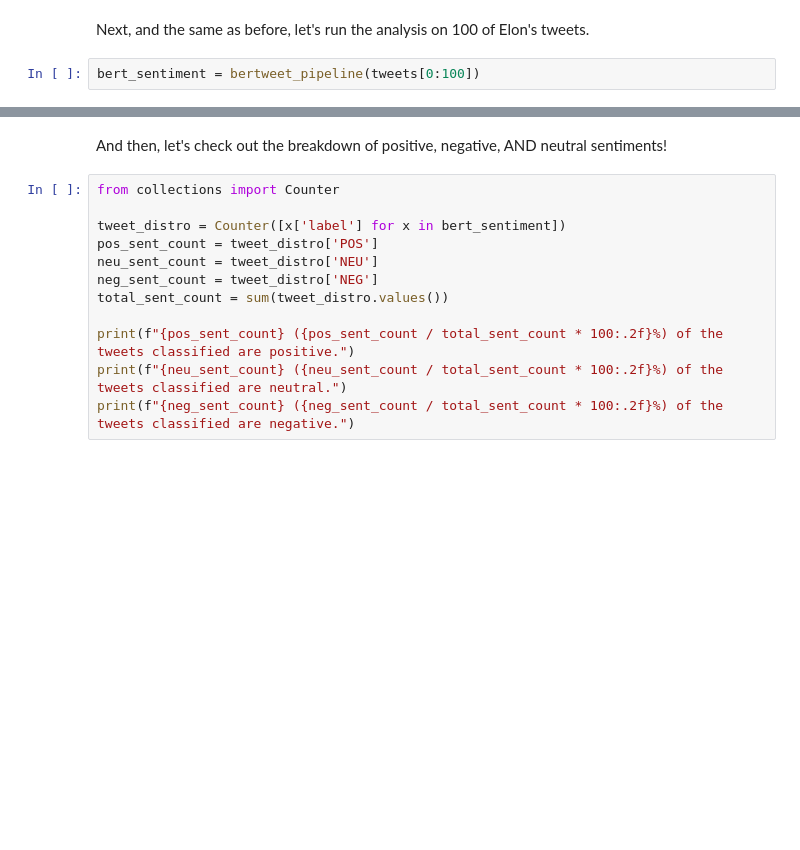
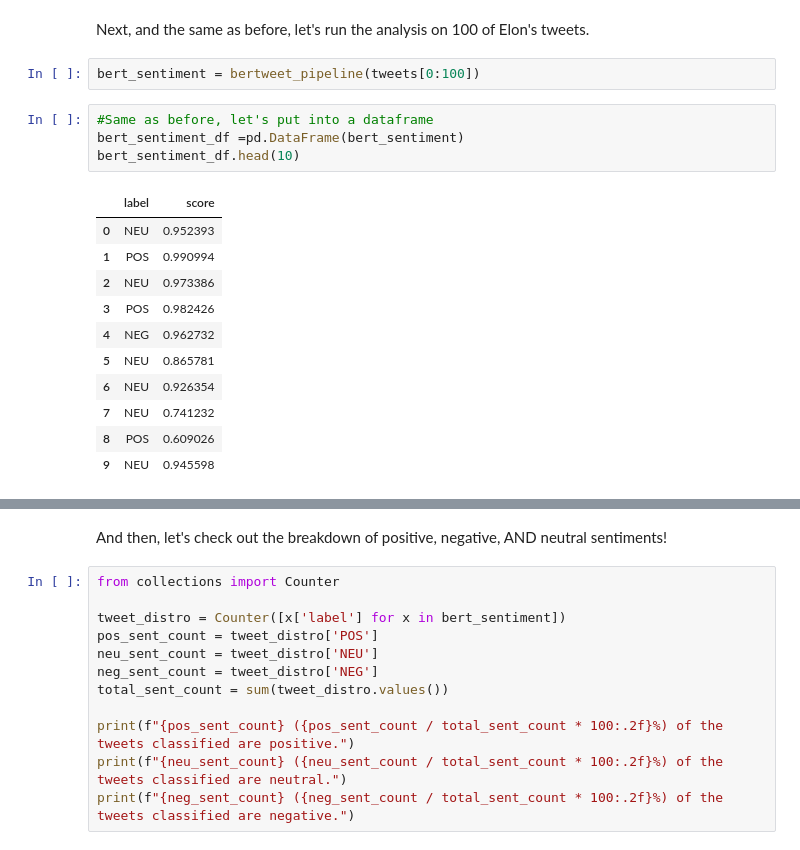
Before and after one commit to curtpond/MLE-10, a Jupyter notebook: assignments/week-02-twitter-sentiment-analysis/nb/analyze-sentiment-twitter.ipynb, the cells around one changed output, grey strips where cells are left out. Drawn from its saved outputs; the diff is of its cells as text; blank space fills up the shorter version.

```diff
--- a/assignments/week-02-twitter-sentiment-analysis/nb/analyze-sentiment-twitter.ipynb
+++ b/assignments/week-02-twitter-sentiment-analysis/nb/analyze-sentiment-twitter.ipynb
@@ -201,3 +201,19 @@ bertweet_pipeline = pipeline(model="finiteautomata/bertweet-base-sentiment-analy
 Next, and the same as before, let's run the analysis on 100 of Elon's tweets.
 # %%
 bert_sentiment = bertweet_pipeline(tweets[0:100])
+# %%
+#Same as before, let's put into a dataframe
+bert_sentiment_df =pd.DataFrame(bert_sentiment)
+bert_sentiment_df.head(10)
+# %% [output]
+|  | label | score |
+| 0 | NEU | 0.952393 |
+| 1 | POS | 0.990994 |
+| 2 | NEU | 0.973386 |
+| 3 | POS | 0.982426 |
+| 4 | NEG | 0.962732 |
+| 5 | NEU | 0.865781 |
+| 6 | NEU | 0.926354 |
+| 7 | NEU | 0.741232 |
+| 8 | POS | 0.609026 |
+| 9 | NEU | 0.945598 |
```
Also changed, not shown: parts of 8 cells of this notebook.
